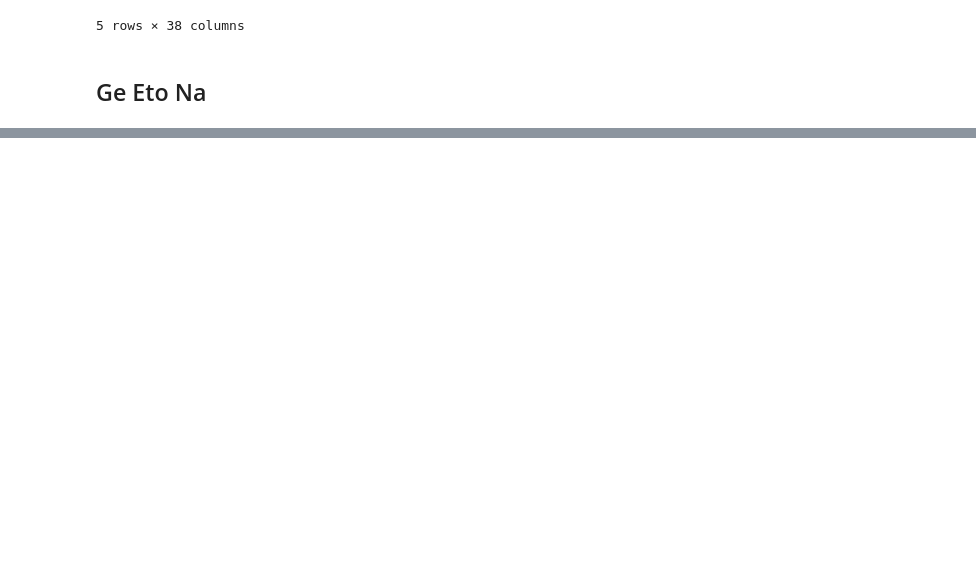
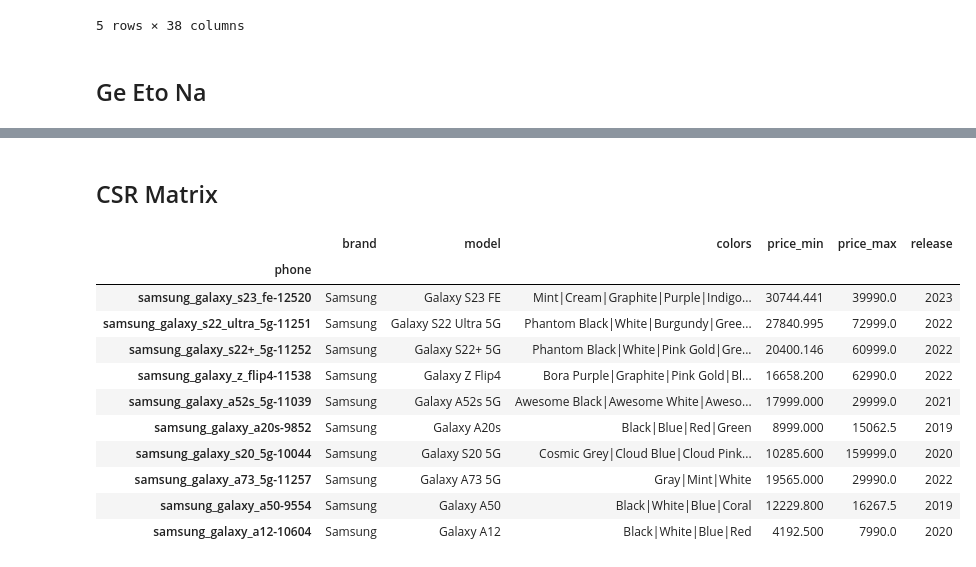
Before and after one commit to RenzVillegas24/GSMArena_Scraper, a Jupyter notebook: GSMArena_API.ipynb, the cells around one changed output, grey strips where cells are left out. Cells and saved outputs as stored; diff of their text form; code cells hidden in the pictures; blank space fills up the shorter version.

```diff
--- a/GSMArena_API.ipynb
+++ b/GSMArena_API.ipynb
@@ -1560,0 +1613,51 @@ recommend('', brand='xiaomi', colors='purple', price_min='10000', k_nearest=5)[[
+# %% [markdown]
+## CSR Matrix
+# %%
+from scipy.sparse import csr_matrix
+from sklearn.neighbors import KDTree
+
+
+# Update the recommend function
+def recommend(
+        specs,
+        n=10,
+        k_nearest=10,
+        weight:dict=None,
+        **kwargs):
+
+    # Preprocess the data
+    tfidf = TfidfVectorizer(stop_words='english')
+    X = tfidf.fit_transform(clean_data['details'].str.replace(r'[^a-zA-Z0-9_]', ' ', regex=True))
+    X_sparse = csr_matrix(X)
+
+    # Transform the input specs using TF-IDF vectorizer
+    specs_vectorized = tfidf.transform([specs])
+
+    for k, v in kwargs.items():
+        if k in clean_data.columns:
+            X_sparse = hstack((X_sparse, tfidf.transform(clean_data[k].astype(str).str.replace(r'[^a-zA-Z0-9_]', ' ', regex=True))))
+            specs_vectorized = hstack((specs_vectorized, tfidf.transform([v])))
+
+    # Use a different algorithm for nearest neighbors search, e.g., KDTree
+    tree = KDTree(X_sparse.toarray())
+    _, indices = tree.query(specs_vectorized.toarray(), k=k_nearest)
+
+    # Return recommended phones
+    return clean_data.iloc[indices[0]].head(n)
+
+
+# Get the recommended phone
+recommend('', brand='samsung', colors='purple', price_min='10000', k_nearest=10)[['brand', 'model', 'colors', 'price_min', 'price_max', 'release']]
+# %% [output]
+|  | brand | model | colors | price_min | price_max | release |
+| phone |  |  |  |  |  |  |
+| samsung_galaxy_s23_fe-12520 | Samsung | Galaxy S23 FE | Mint|Cream|Graphite|Purple|Indigo... | 30744.441 | 39990.0 | 2023 |
+| samsung_galaxy_s22_ultra_5g-11251 | Samsung | Galaxy S22 Ultra 5G | Phantom Black|White|Burgundy|Gree... | 27840.995 | 72999.0 | 2022 |
+| samsung_galaxy_s22+_5g-11252 | Samsung | Galaxy S22+ 5G | Phantom Black|White|Pink Gold|Gre... | 20400.146 | 60999.0 | 2022 |
+| samsung_galaxy_z_flip4-11538 | Samsung | Galaxy Z Flip4 | Bora Purple|Graphite|Pink Gold|Bl... | 16658.200 | 62990.0 | 2022 |
+| samsung_galaxy_a52s_5g-11039 | Samsung | Galaxy A52s 5G | Awesome Black|Awesome White|Aweso... | 17999.000 | 29999.0 | 2021 |
+| samsung_galaxy_a20s-9852 | Samsung | Galaxy A20s | Black|Blue|Red|Green | 8999.000 | 15062.5 | 2019 |
+| samsung_galaxy_s20_5g-10044 | Samsung | Galaxy S20 5G | Cosmic Grey|Cloud Blue|Cloud Pink... | 10285.600 | 159999.0 | 2020 |
+| samsung_galaxy_a73_5g-11257 | Samsung | Galaxy A73 5G | Gray|Mint|White | 19565.000 | 29990.0 | 2022 |
+| samsung_galaxy_a50-9554 | Samsung | Galaxy A50 | Black|White|Blue|Coral | 12229.800 | 16267.5 | 2019 |
+| samsung_galaxy_a12-10604 | Samsung | Galaxy A12 | Black|White|Blue|Red | 4192.500 | 7990.0 | 2020 |
```
Also changed, not shown: parts of 7 cells of this notebook.
